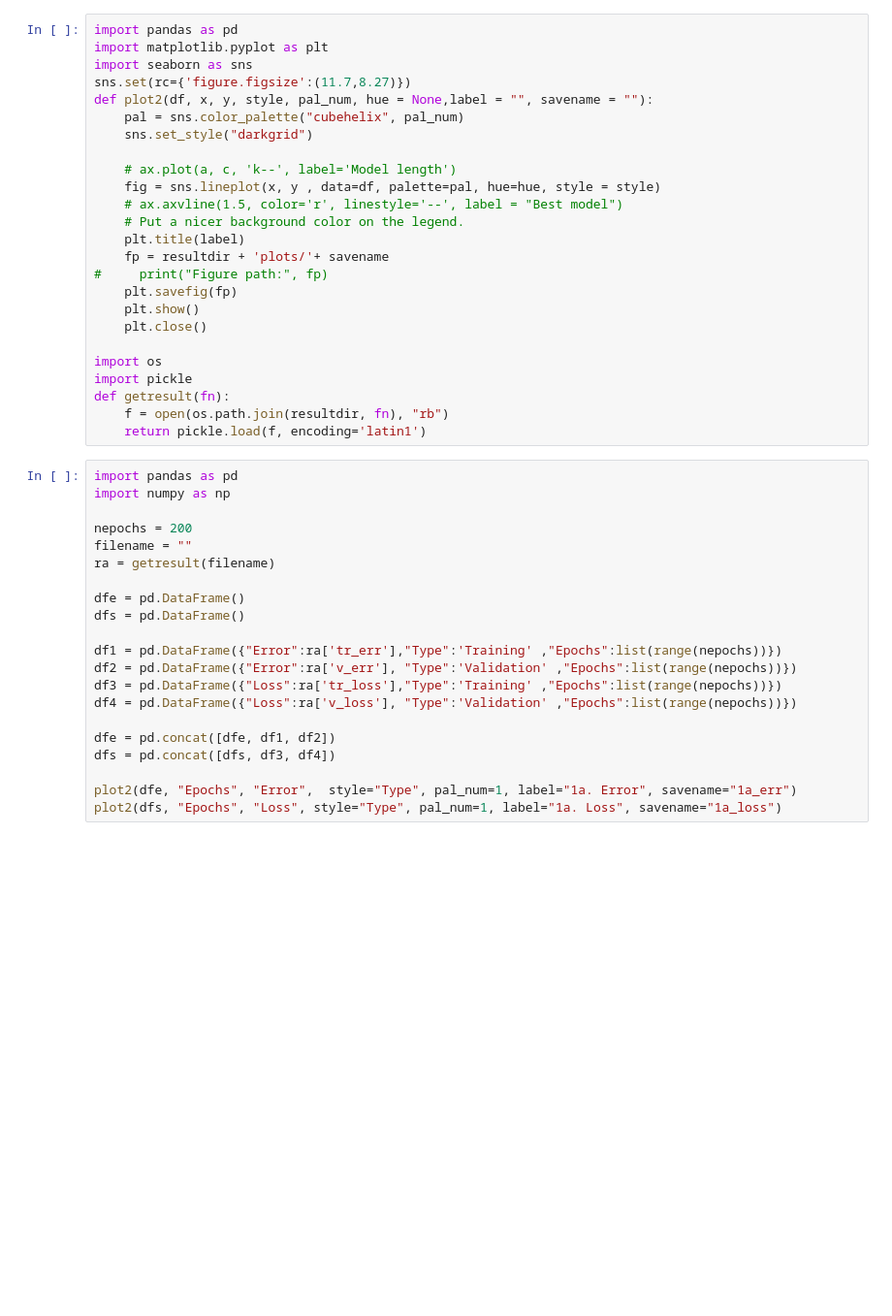
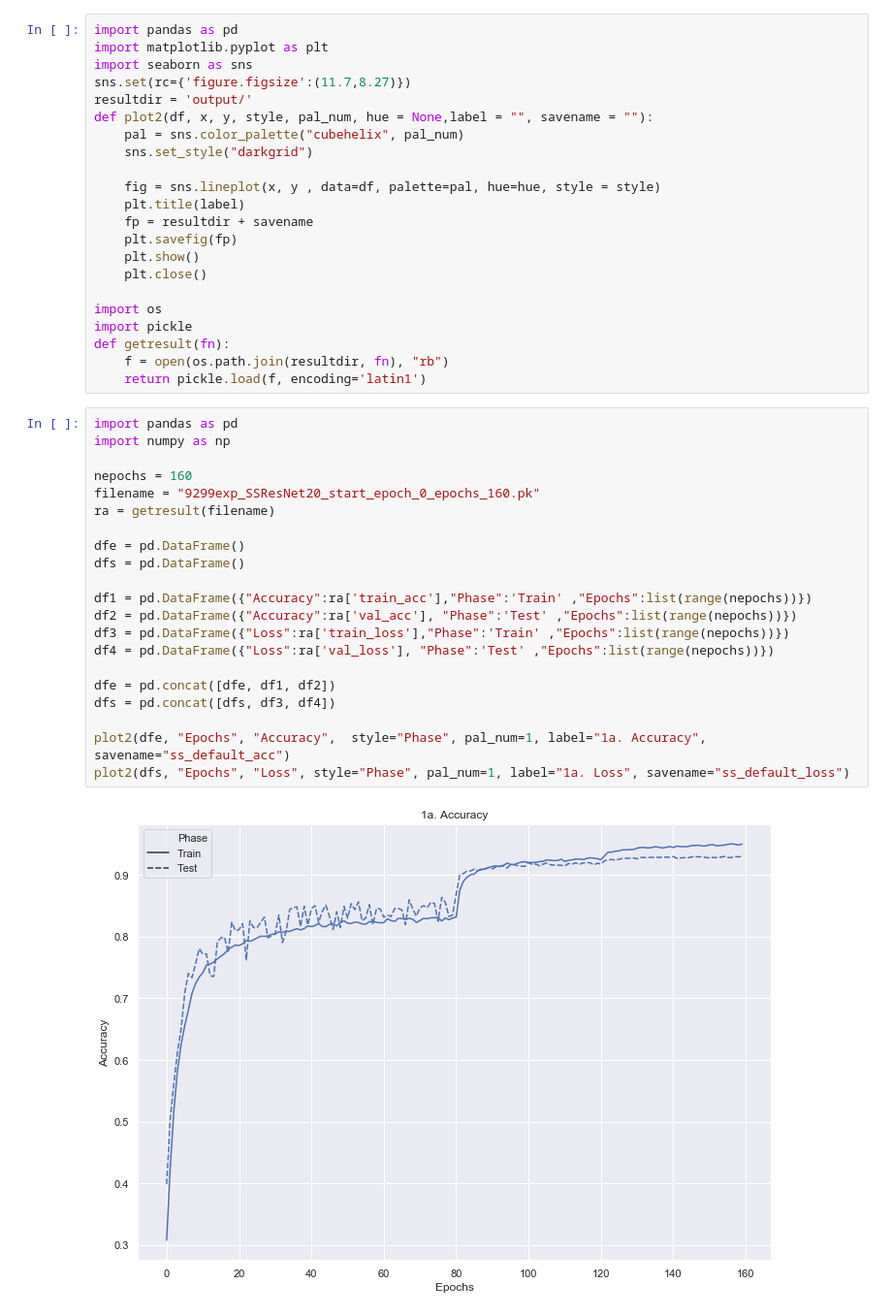
Before and after one commit to Vio8023/pytorch-cifar, a Jupyter notebook: plotlearningcurve.ipynb, the cells around one changed output. Shown at 97% size. Drawn from its saved outputs; the diff is of its cells as text; blank space fills up the shorter version.

Commit message:
curve plotting script

```diff
--- a/plotlearningcurve.ipynb
+++ b/plotlearningcurve.ipynb
@@ -3,17 +3,14 @@ import pandas as pd
 import matplotlib.pyplot as plt
 import seaborn as sns
 sns.set(rc={'figure.figsize':(11.7,8.27)})
+resultdir = 'output/'
 def plot2(df, x, y, style, pal_num, hue = None,label = "", savename = ""):
     pal = sns.color_palette("cubehelix", pal_num)
     sns.set_style("darkgrid")
 
-    # ax.plot(a, c, 'k--', label='Model length')
     fig = sns.lineplot(x, y , data=df, palette=pal, hue=hue, style = style)
-    # ax.axvline(1.5, color='r', linestyle='--', label = "Best model")
-    # Put a nicer background color on the legend.
     plt.title(label)
-    fp = resultdir + 'plots/'+ savename
-#     print("Figure path:", fp)
+    fp = resultdir + savename
     plt.savefig(fp)
     plt.show()
     plt.close()
@@ -26,21 +23,23 @@ def getresult(fn):
 # %%
 import pandas as pd
 import numpy as np
 
-nepochs = 200
-filename = ""
+nepochs = 160
+filename = "9299exp_SSResNet20_start_epoch_0_epochs_160.pk"
 ra = getresult(filename)
 
 dfe = pd.DataFrame()
 dfs = pd.DataFrame()
 
-df1 = pd.DataFrame({"Error":ra['tr_err'],"Type":'Training' ,"Epochs":list(range(nepochs))})
-df2 = pd.DataFrame({"Error":ra['v_err'], "Type":'Validation' ,"Epochs":list(range(nepochs))})
-df3 = pd.DataFrame({"Loss":ra['tr_loss'],"Type":'Training' ,"Epochs":list(range(nepochs))})
-df4 = pd.DataFrame({"Loss":ra['v_loss'], "Type":'Validation' ,"Epochs":list(range(nepochs))})
+df1 = pd.DataFrame({"Accuracy":ra['train_acc'],"Phase":'Train' ,"Epochs":list(range(nepochs))})
+df2 = pd.DataFrame({"Accuracy":ra['val_acc'], "Phase":'Test' ,"Epochs":list(range(nepochs))})
+df3 = pd.DataFrame({"Loss":ra['train_loss'],"Phase":'Train' ,"Epochs":list(range(nepochs))})
+df4 = pd.DataFrame({"Loss":ra['val_loss'], "Phase":'Test' ,"Epochs":list(range(nepochs))})
 
 dfe = pd.concat([dfe, df1, df2])
 dfs = pd.concat([dfs, df3, df4])
 
-plot2(dfe, "Epochs", "Error",  style="Type", pal_num=1, label="1a. Error", savename="1a_err")
-plot2(dfs, "Epochs", "Loss", style="Type", pal_num=1, label="1a. Loss", savename="1a_loss")
+plot2(dfe, "Epochs", "Accuracy",  style="Phase", pal_num=1, label="1a. Accuracy", savename="ss_default_acc")
+plot2(dfs, "Epochs", "Loss", style="Phase", pal_num=1, label="1a. Loss", savename="ss_default_loss")
+# %% [output]
+[figure, added]
```
Also changed, not shown: parts of 2 cells of this notebook.
